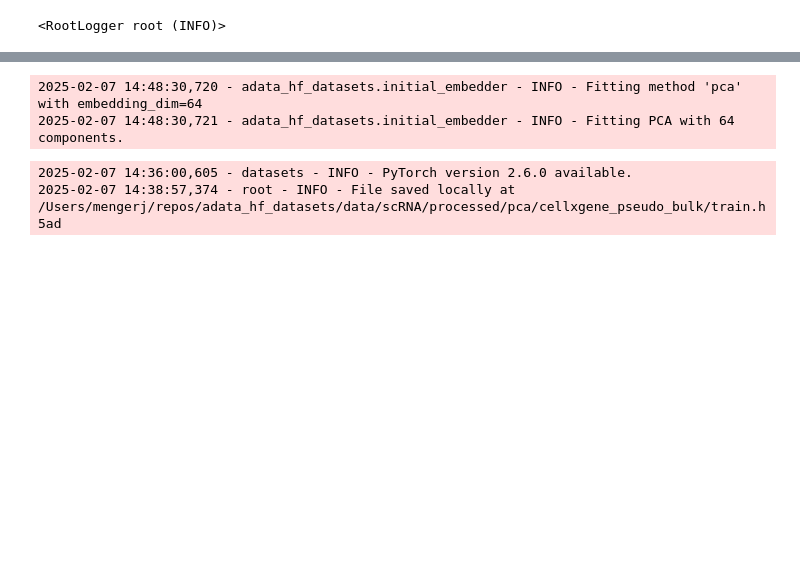
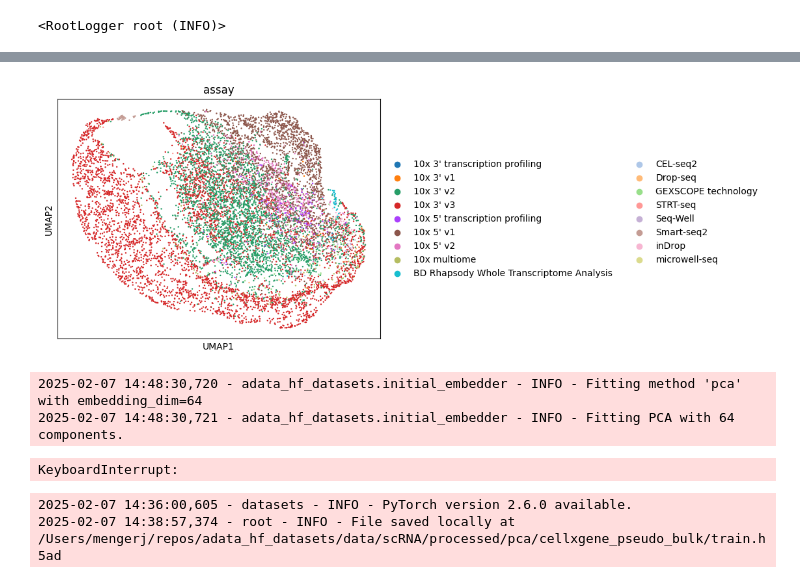
Before and after one commit to mengerj/adata_hf_datasets, a Jupyter notebook: notebooks/create_and_publish_train_dataset.ipynb, the cells around one changed output, grey strips where cells are left out. Cells and saved outputs as stored; diff of their text form; code cells hidden in the pictures; blank space fills up the shorter version.

```diff
--- a/notebooks/create_and_publish_train_dataset.ipynb
+++ b/notebooks/create_and_publish_train_dataset.ipynb
@@ -22,3 +30,17 @@ adata = anndata.read_h5ad(f"../data/RNA/raw/{data_name}.h5ad")
+# %%
+# subset 10k random cells
+import numpy as np
+
+np.random.seed(42)
+adata = adata[np.random.choice(adata.obs_names, 10000, replace=False)]
+# %%
+import scanpy as sc
+
+sc.pp.neighbors(adata)
+sc.tl.umap(adata)
+sc.pl.umap(adata, color="assay")
+# %% [output]
+[figure, added]
 # %%
 adata.obs["natural_language_annotation"]
 caption_key = "natural_language_annotation"
@@ -38,6 +60,7 @@ embedder.embed(adata)
 # %% [output]
 2025-02-07 14:48:30,720 - adata_hf_datasets.initial_embedder - INFO - Fitting method 'pca' with embedding_dim=64
 2025-02-07 14:48:30,721 - adata_hf_datasets.initial_embedder - INFO - Fitting PCA with 64 components.
+KeyboardInterrupt:
 # %%
 from adata_hf_datasets.utils import split_anndata
 import os
```
Also changed, not shown: parts of 1 cell of this notebook.
